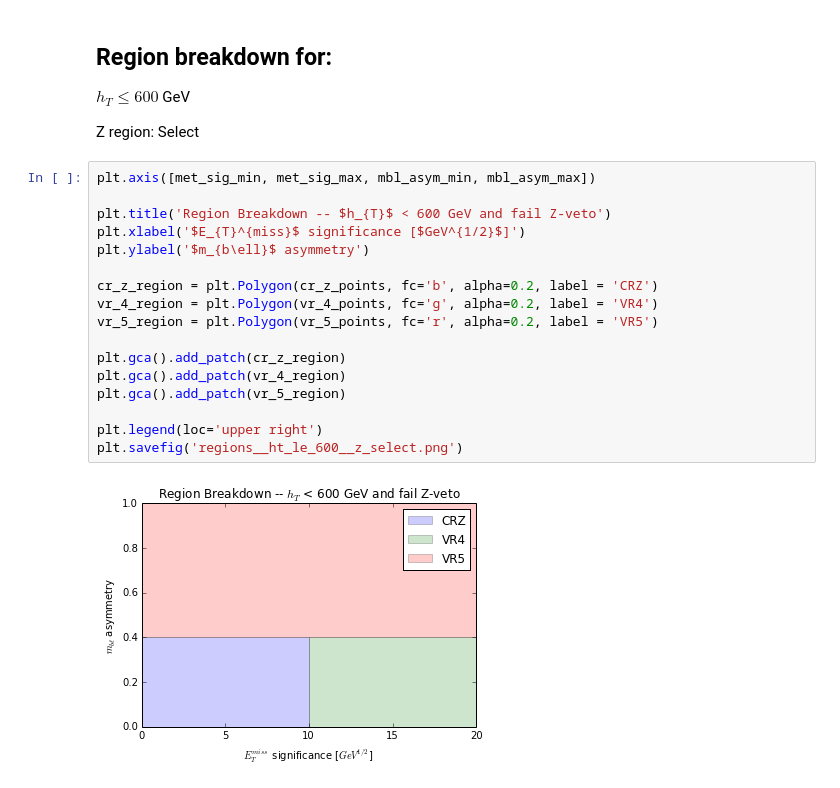
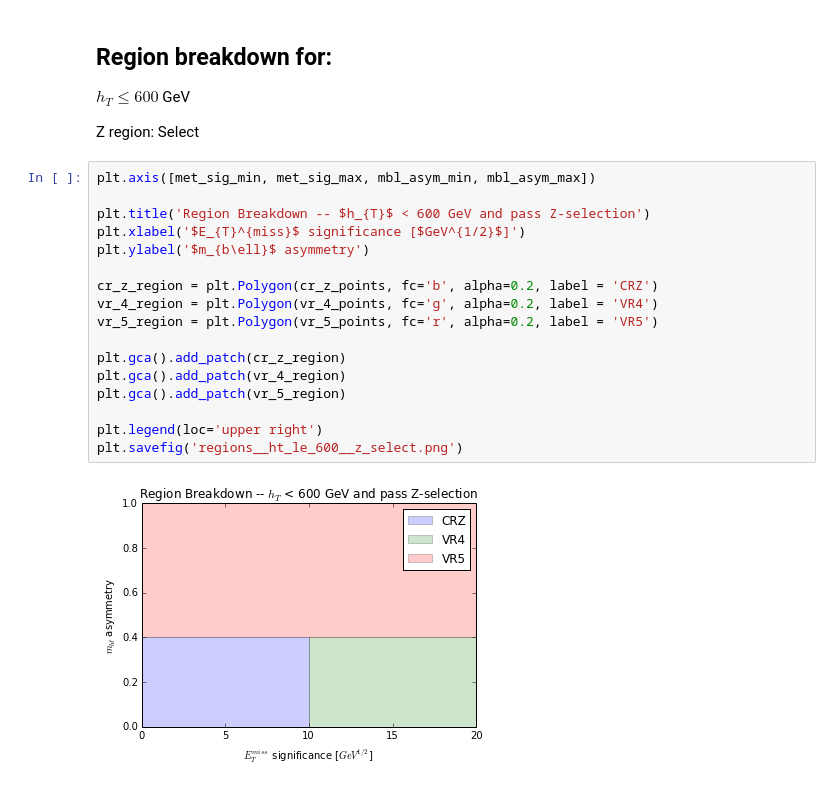
Before and after one commit to bdjackson/BMinusLSmallStudies, a Jupyter notebook: RegionPlots/DrawRegions.ipynb, the cells around one changed output. Drawn from its saved outputs; the diff is of its cells as text.

Commit message:
update plot title

```diff
--- a/RegionPlots/DrawRegions.ipynb
+++ b/RegionPlots/DrawRegions.ipynb
@@ -217,19 +217,19 @@ Z region: Select
 # %%
 plt.axis([met_sig_min, met_sig_max, mbl_asym_min, mbl_asym_max])
 
-plt.title('Region Breakdown -- $h_{T}$ < 600 GeV and fail Z-veto')
+plt.title('Region Breakdown -- $h_{T}$ < 600 GeV and pass Z-selection')
 plt.xlabel('$E_{T}^{miss}$ significance [$GeV^{1/2}$]')
 plt.ylabel('$m_{b\ell}$ asymmetry')
 
 cr_z_region = plt.Polygon(cr_z_points, fc='b', alpha=0.2, label = 'CRZ')
 vr_4_region = plt.Polygon(vr_4_points, fc='g', alpha=0.2, label = 'VR4')
 vr_5_region = plt.Polygon(vr_5_points, fc='r', alpha=0.2, label = 'VR5')
 
 plt.gca().add_patch(cr_z_region)
 plt.gca().add_patch(vr_4_region)
 plt.gca().add_patch(vr_5_region)
 
 plt.legend(loc='upper right')
 plt.savefig('regions__ht_le_600__z_select.png')
 # %% [output]
-[figure, old version]
+[figure, new version]
```
